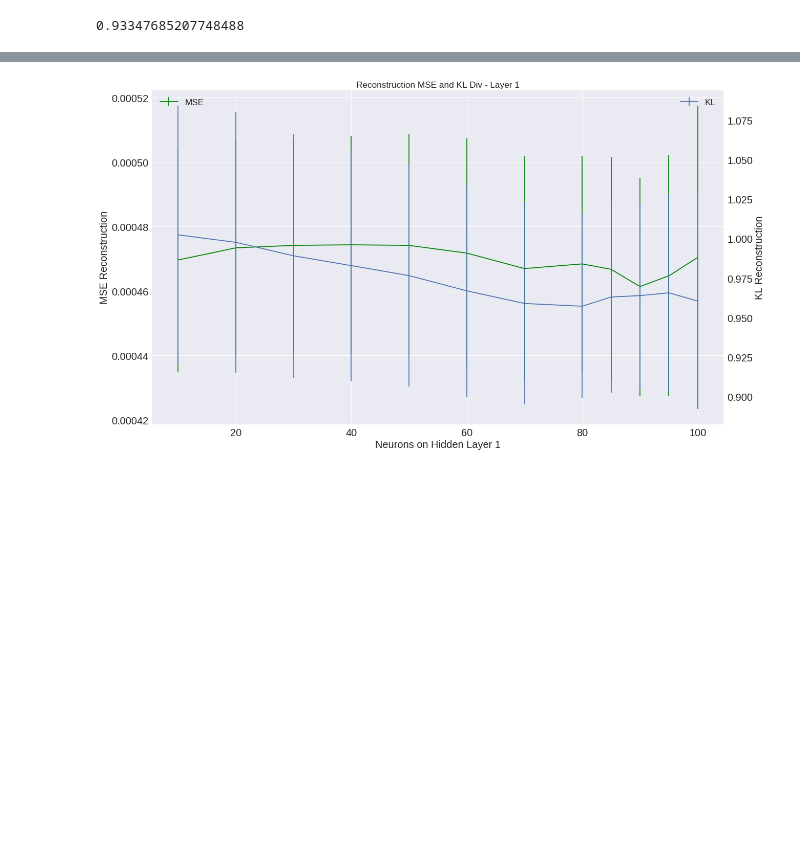
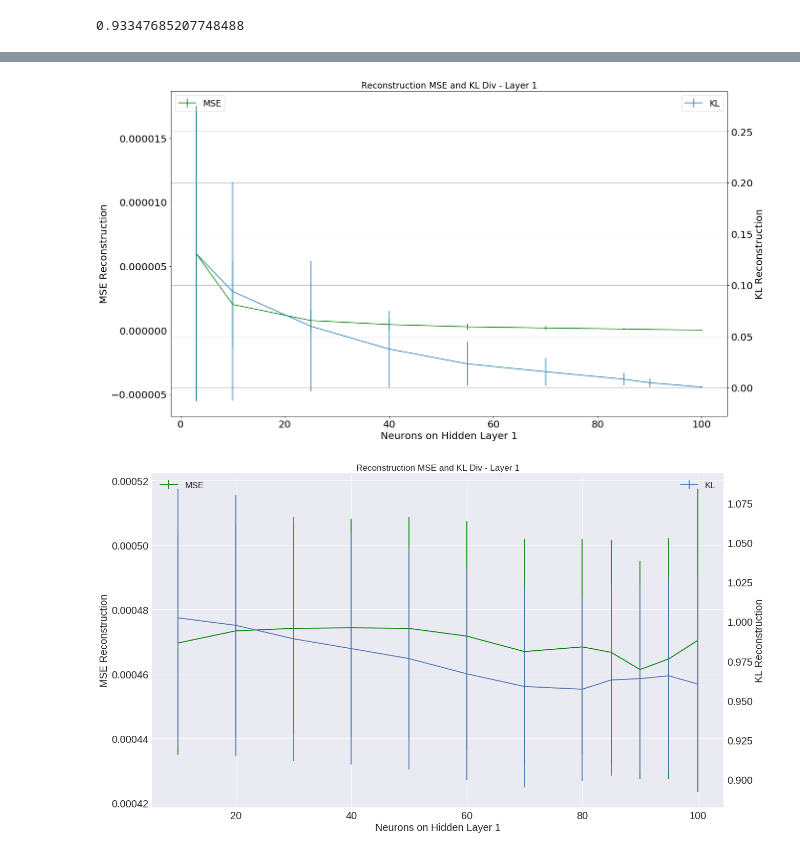
Before and after one commit to kaducovas/DeepRinger, a Jupyter notebook: notebooks/DeepRinger-Eval-layer1.ipynb, the cells around one changed output, grey strips where cells are left out. Saved outputs shown, nothing was run; the diff lists cells and outputs as text; code cells hidden in the pictures; blank space fills up the shorter version.

```diff
--- a/notebooks/DeepRinger-Eval-layer1.ipynb
+++ b/notebooks/DeepRinger-Eval-layer1.ipynb
@@ -85,9 +90,13 @@ neurons = []
 
 #layer = '40x20'
 
-layers = ['100x100','100x95','100x90','100x85','100x80','100x70','100x60','100x50','100x40','100x30','100x20','100x10']
+#layers = ['100x100','100x95','100x90','100x85','100x80','100x70','100x60','100x50','100x40','100x30','100x20','100x10']
+layers = ['100x100','100x90','100x85','100x70','100x55','100x40','100x25','100x10','100x3']
+
+dirin='/home/caducovas/DeepRinger/data/run_layer1/adam1/'
 
 for layer in layers:
+    print "Layer: "+str(layer)
     neurons.append(layer.split('x')[1])
     files = [f for f in os.listdir(dirin) if (f.endswith( ('.jbl') ) and f.split('_')[24] == layer)]
     for file in files:
@@ -105,6 +124,37 @@ std_mse = np.array(std_mse).astype(np.float)
 kl = np.array(kl).astype(np.float)
 std_kl = np.array(std_kl).astype(np.float)
 neurons = np.array(neurons).astype(np.float)
+# %%
+fig, ax1 = plt.subplots(figsize=(20, 12))
+#fig = plt.figure(figsize=(20, 12))
+ax2 = ax1.twinx()
+ax1.errorbar(neurons, y=mse, yerr=std_mse,color='g')
+ax2.errorbar(neurons, y=kl, yerr=std_kl)
+#ax2.set_ylabel('sin')
+
+
+plt.title('Reconstruction MSE and KL Div - Layer 1',fontsize= 'xx-large')
+ax1.set_ylabel('MSE Reconstruction',fontsize=20)
+ax2.set_ylabel('KL Reconstruction',fontsize=20)
+ax1.set_xlabel('Neurons on Hidden Layer 1',fontsize=20)
+ax1.tick_params(axis='both',labelsize=20)
+ax2.tick_params(axis='both',labelsize=20)
+#ax2.plot(neurons,ref_pf,'r--')
+ax1.legend(['MSE'], loc=2,fontsize = 'xx-large')
+ax2.legend(['KL'], loc=1,fontsize = 'xx-large')
+axes = plt.gca()
+ylim = axes.get_ylim()
+
+import matplotlib.ticker as ticker
+#ax1.yaxis.set_major_locator(ticker.MultipleLocator(0.5))
+
+plt.grid()
+#axes.set_ylim(ylim)
+#plt.savefig(dirout+'40X20_kl_recons_anel.png')
+plt.show()
+#fig.savefig(dirout+'reconstruction_adam.png')
+# %% [output]
+[figure, added]
 # %%
 fig, ax1 = plt.subplots(figsize=(20, 12))
 #fig = plt.figure(figsize=(20, 12))
```
Also changed, not shown: parts of 4 cells of this notebook, 7 other files.
